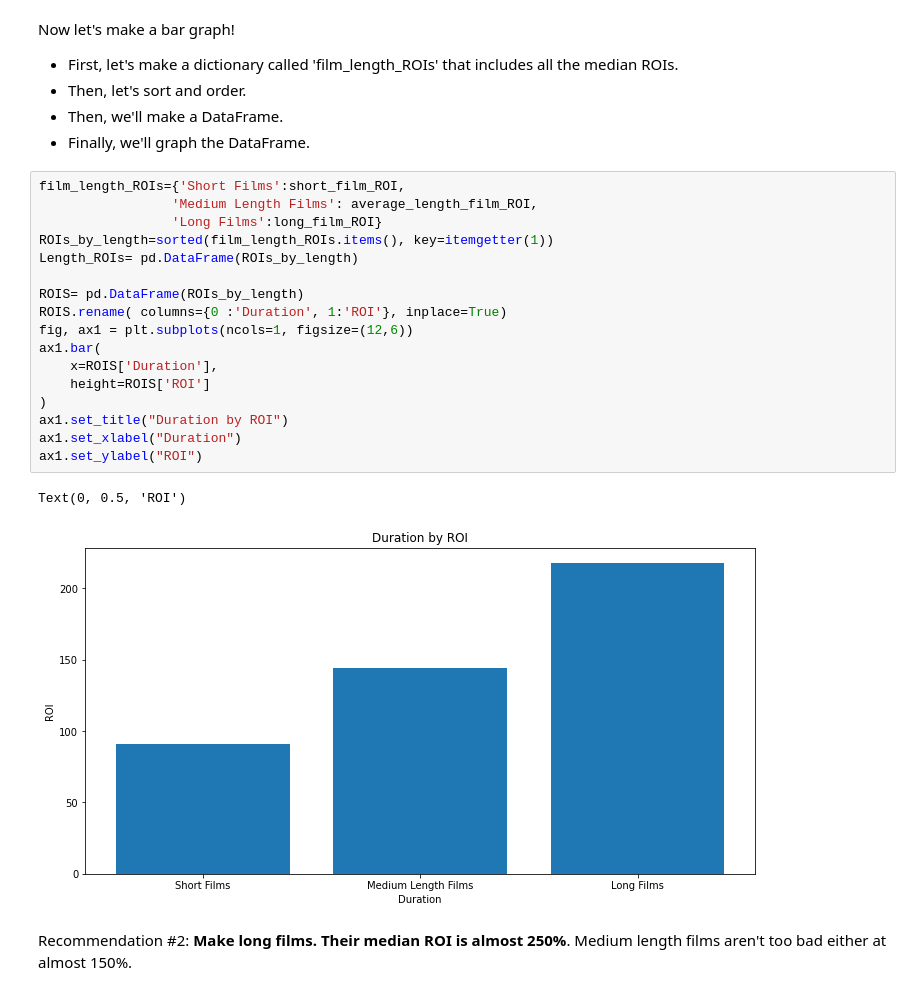
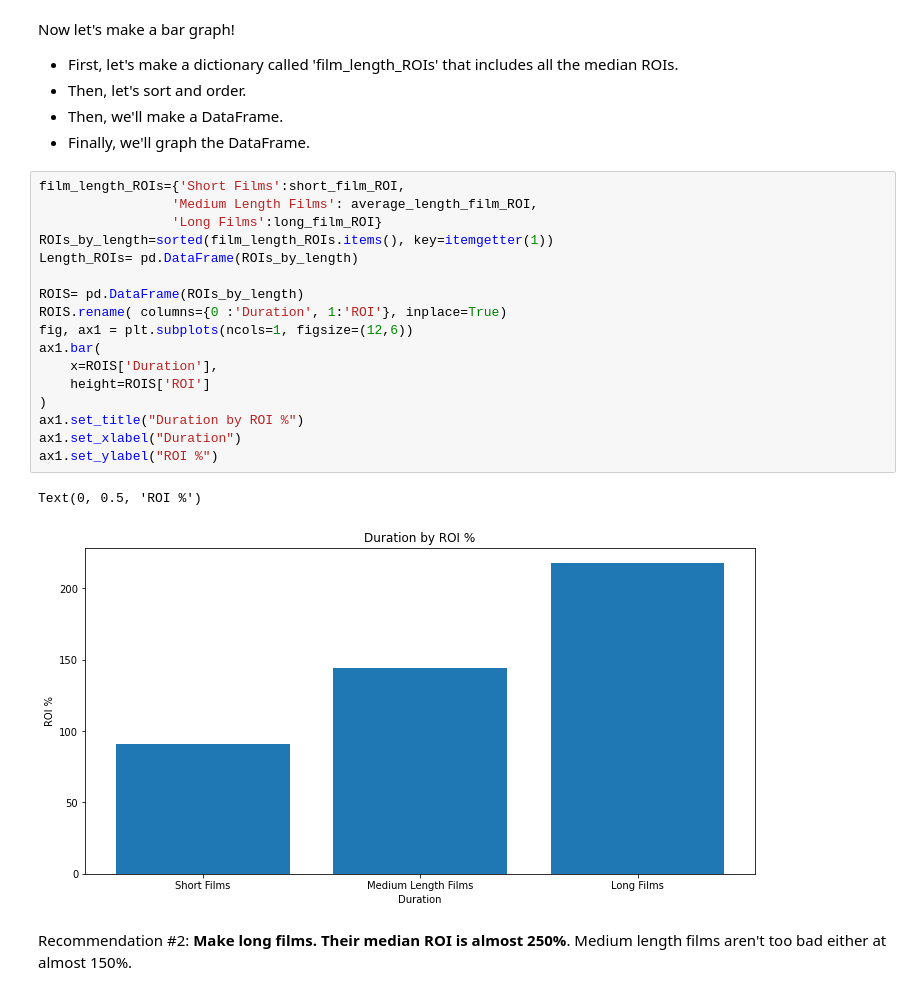
Before and after one commit to icapeli/icapeli-phase_1_project, a Jupyter notebook: phase_1_project.ipynb, the cells around one changed output. Cells and saved outputs as stored; diff of their text form.

```diff
--- a/phase_1_project.ipynb
+++ b/phase_1_project.ipynb
@@ -376,23 +376,23 @@ Now let's make a bar graph!
 # %%
 film_length_ROIs={'Short Films':short_film_ROI,
                  'Medium Length Films': average_length_film_ROI,
                  'Long Films':long_film_ROI}
 ROIs_by_length=sorted(film_length_ROIs.items(), key=itemgetter(1))
 Length_ROIs= pd.DataFrame(ROIs_by_length)
 
 ROIS= pd.DataFrame(ROIs_by_length)
 ROIS.rename( columns={0 :'Duration', 1:'ROI'}, inplace=True)
 fig, ax1 = plt.subplots(ncols=1, figsize=(12,6))
 ax1.bar(
     x=ROIS['Duration'],
     height=ROIS['ROI']
 )
-ax1.set_title("Duration by ROI")
+ax1.set_title("Duration by ROI %")
 ax1.set_xlabel("Duration")
-ax1.set_ylabel("ROI")
+ax1.set_ylabel("ROI %")
 # %% [output]
-Text(0, 0.5, 'ROI')
+Text(0, 0.5, 'ROI %')
-[figure, old version]
+[figure, new version]
 # %% [markdown]
 Recommendation #2: **Make long films. Their median ROI is almost 250%**. Medium length films aren't too bad either at almost 150%.
 # %% [markdown]
```
Also changed, not shown: parts of 6 cells of this notebook.
